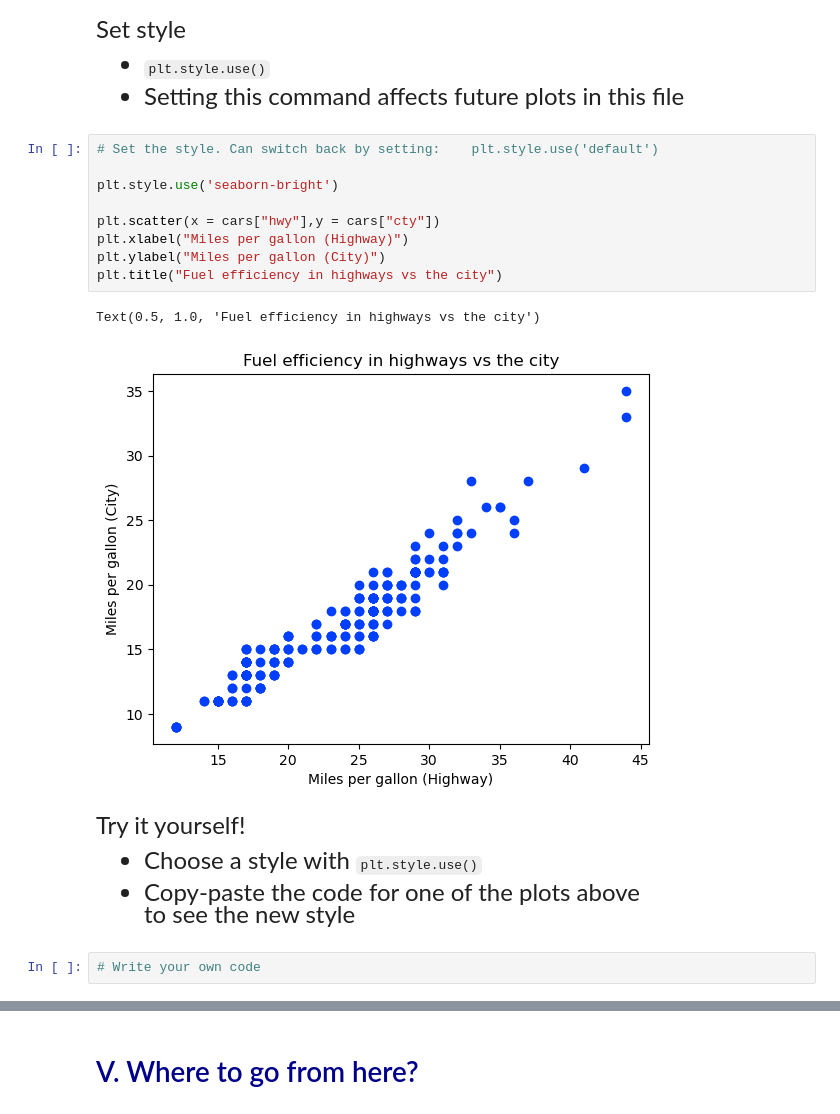
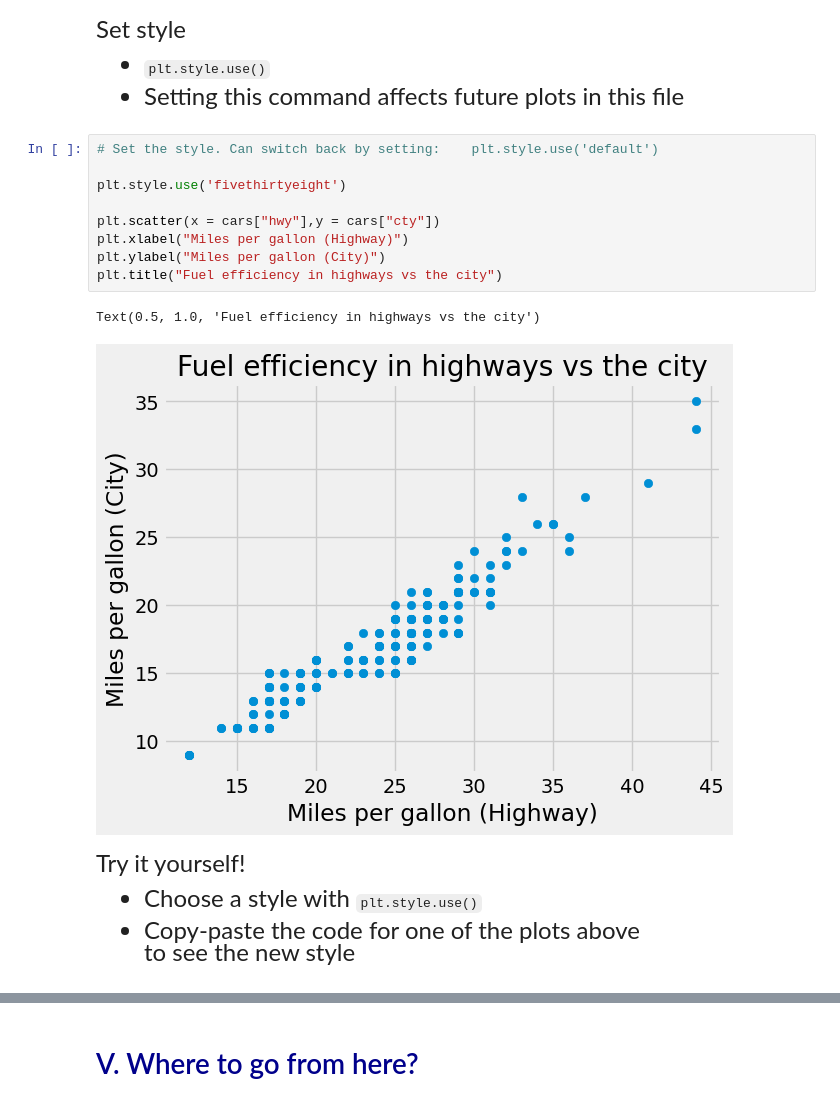
Before and after one commit to alejandrosanchezbecerra/qtm151spring2023, a Jupyter notebook: Lecture 26/Lecture 26.ipynb, the cells around one changed output, grey strips where cells are left out. Drawn from its saved outputs; the diff is of its cells as text.

````diff
--- a/Lecture 26/Lecture 26.ipynb
+++ b/Lecture 26/Lecture 26.ipynb
@@ -250,15 +271,15 @@ Set style
 # %%
 # Set the style. Can switch back by setting:    plt.style.use('default')
 
-plt.style.use('seaborn-bright')
+plt.style.use('fivethirtyeight')
 
 plt.scatter(x = cars["hwy"],y = cars["cty"])
 plt.xlabel("Miles per gallon (Highway)")
 plt.ylabel("Miles per gallon (City)")
 plt.title("Fuel efficiency in highways vs the city")
 # %% [output]
 Text(0.5, 1.0, 'Fuel efficiency in highways vs the city')
-[figure, old version]
+[figure, new version]
 # %% [markdown]
 <font size = "5">
 
@@ -267,5 +288,3 @@ Try it yourself!
 - Choose a style with ``` plt.style.use() ```
 - Copy-paste the code for one of the plots above <br>
 to see the new style
-# %%
-# Write your own code
````
Also changed, not shown: parts of 6 cells of this notebook, 1 other file.
